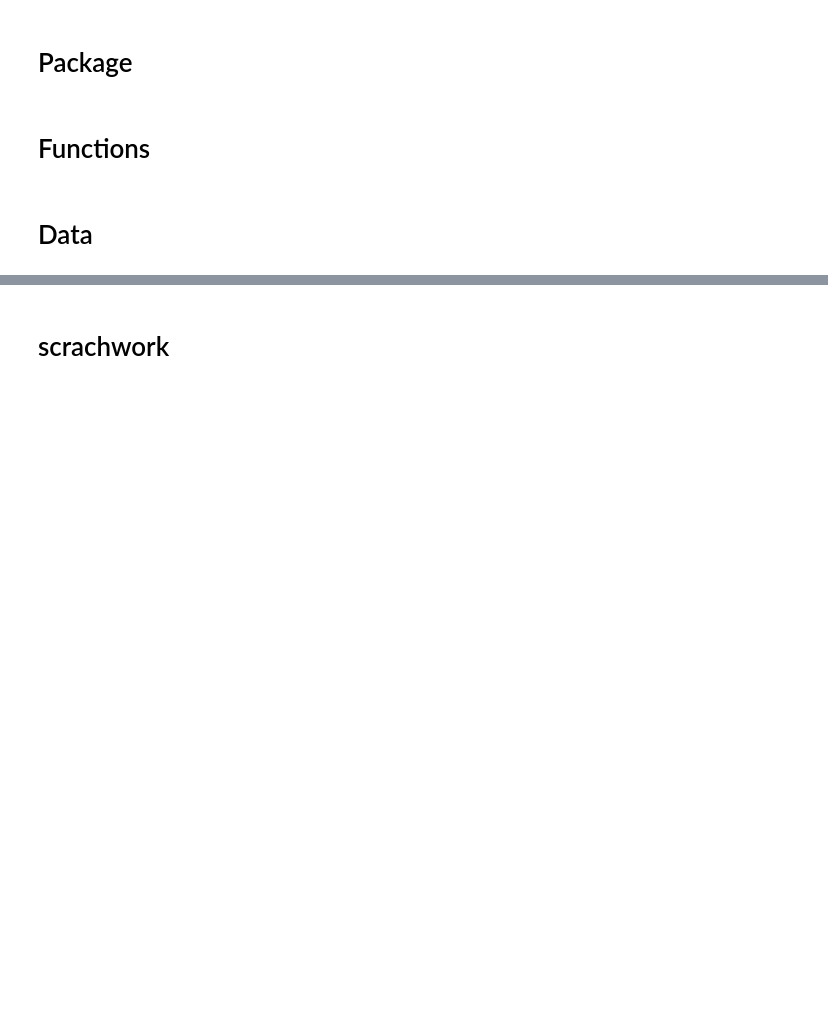
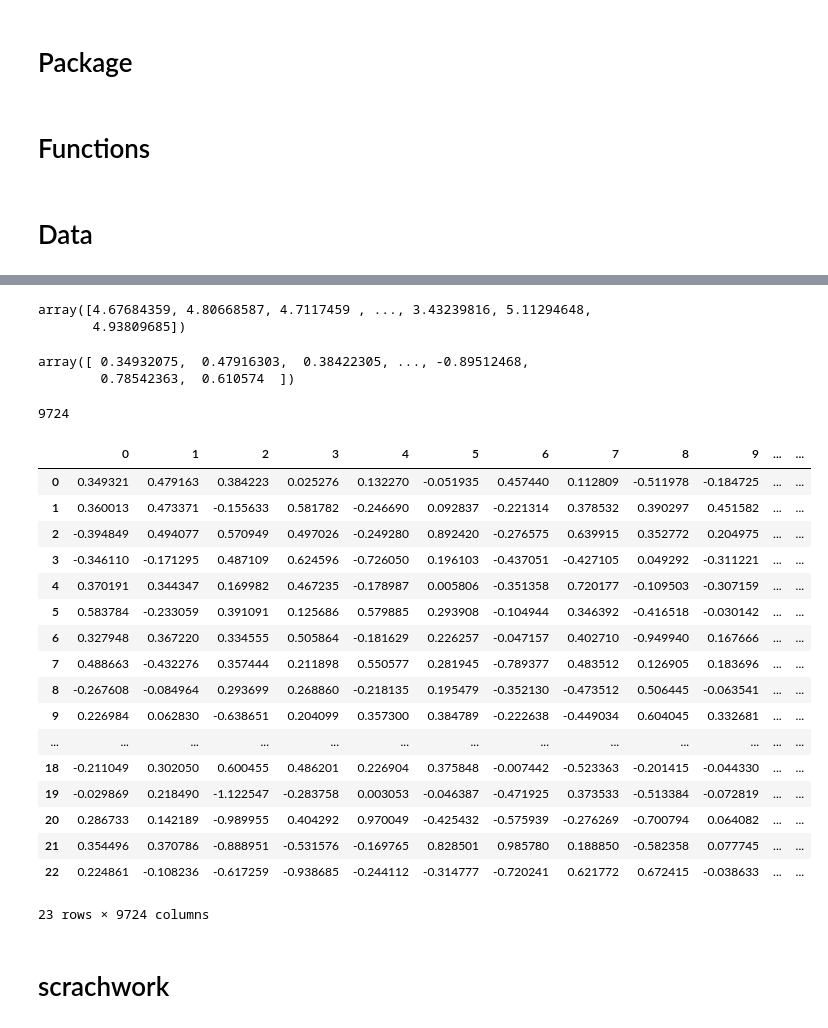
Before and after one commit to TZstatsADS/fall2019-project4-sec2-grp5, a Jupyter notebook: doc/sl_knn.ipynb, the cells around one changed output, grey strips where cells are left out. Drawn from its saved outputs; the diff is of its cells as text; code cells hidden in the pictures; blank space fills up the shorter version.

```diff
--- a/doc/sl_knn.ipynb
+++ b/doc/sl_knn.ipynb
@@ -30,7 +95,13 @@ def search_rating_user_id(userid,movieid):
 # Data
 # %%
 #result = pyreadr.read_r('../output/mat_fac.RData')
-p = pd.read_csv('../output/p_5.csv')
+p = pd.read_csv('../output/p_5.csv',index_col='Unnamed: 0')
 #rmse = pd.read_csv('../data/rmse.csv')
-q = pd.read_csv('../output/q_5.csv') #movie latent values
-rating = pd.read_csv('../data/ml-latest-small/ratings.csv')
+q = pd.read_csv('../output/q_5.csv',index_col='Unnamed: 0') #movie latent values
+#rating = pd.read_csv('../data/ml-latest-small/ratings.csv')
+data_train = pd.read_csv('../output/data_train.csv',index_col='Unnamed: 0')
+data_test = pd.read_csv('../output/data_test.csv',index_col='Unnamed: 0')
+
+b_item = pd.read_csv('../output/b_item.csv',index_col='Unnamed: 0')
+b_time = pd.read_csv('../output/b_time.csv',index_col='Unnamed: 0')
+b_user = pd.read_csv('../output/b_user.csv',index_col='Unnamed: 0')
@@ -137,0 +138,6 @@ index_min = np.argmin(l_latent_movie) #find the index of min value
+# %%
+p_matrix = p.values
+q_matrix = q.values
+b_item = b_item.values
+b_time = b_time.values
+b_user = b_user.values
@@ -137,0 +181,7 @@ index_min = np.argmin(l_latent_movie) #find the index of min value
+# %%
+
+matrix_before_time[0][0] + b_time[0]
+.at[2, 'A'
+# %% [output]
+array([4.67684359, 4.80668587, 4.7117459 , ..., 3.43239816, 5.11294648,
+       4.93809685])
@@ -137,0 +191,9 @@ index_min = np.argmin(l_latent_movie) #find the index of min value
+# %%
+b_time[0] #row ，replace by col
+# %% [output]
+array([ 0.34932075,  0.47916303,  0.38422305, ..., -0.89512468,
+        0.78542363,  0.610574  ])
+# %%
+len(df_mat[0][0])
+# %% [output]
+9724
@@ -138,2 +202,23 @@ index_min = np.argmin(l_latent_movie) #find the index of min value
+# %%
+pd.DataFrame(b_time)
+# %% [output]
+|  | 0 | 1 | 2 | 3 | 4 | 5 | 6 | 7 | 8 | 9 | ... | ... |
+| 0 | 0.349321 | 0.479163 | 0.384223 | 0.025276 | 0.132270 | -0.051935 | 0.457440 | 0.112809 | -0.511978 | -0.184725 | ... | ... |
+| 1 | 0.360013 | 0.473371 | -0.155633 | 0.581782 | -0.246690 | 0.092837 | -0.221314 | 0.378532 | 0.390297 | 0.451582 | ... | ... |
+| 2 | -0.394849 | 0.494077 | 0.570949 | 0.497026 | -0.249280 | 0.892420 | -0.276575 | 0.639915 | 0.352772 | 0.204975 | ... | ... |
+| 3 | -0.346110 | -0.171295 | 0.487109 | 0.624596 | -0.726050 | 0.196103 | -0.437051 | -0.427105 | 0.049292 | -0.311221 | ... | ... |
+| 4 | 0.370191 | 0.344347 | 0.169982 | 0.467235 | -0.178987 | 0.005806 | -0.351358 | 0.720177 | -0.109503 | -0.307159 | ... | ... |
+| 5 | 0.583784 | -0.233059 | 0.391091 | 0.125686 | 0.579885 | 0.293908 | -0.104944 | 0.346392 | -0.416518 | -0.030142 | ... | ... |
+| 6 | 0.327948 | 0.367220 | 0.334555 | 0.505864 | -0.181629 | 0.226257 | -0.047157 | 0.402710 | -0.949940 | 0.167666 | ... | ... |
+| 7 | 0.488663 | -0.432276 | 0.357444 | 0.211898 | 0.550577 | 0.281945 | -0.789377 | 0.483512 | 0.126905 | 0.183696 | ... | ... |
+| 8 | -0.267608 | -0.084964 | 0.293699 | 0.268860 | -0.218135 | 0.195479 | -0.352130 | -0.473512 | 0.506445 | -0.063541 | ... | ... |
+| 9 | 0.226984 | 0.062830 | -0.638651 | 0.204099 | 0.357300 | 0.384789 | -0.222638 | -0.449034 | 0.604045 | 0.332681 | ... | ... |
+| ... | ... | ... | ... | ... | ... | ... | ... | ... | ... | ... | ... | ... |
+| 18 | -0.211049 | 0.302050 | 0.600455 | 0.486201 | 0.226904 | 0.375848 | -0.007442 | -0.523363 | -0.201415 | -0.044330 | ... | ... |
+| 19 | -0.029869 | 0.218490 | -1.122547 | -0.283758 | 0.003053 | -0.046387 | -0.471925 | 0.373533 | -0.513384 | -0.072819 | ... | ... |
+| 20 | 0.286733 | 0.142189 | -0.989955 | 0.404292 | 0.970049 | -0.425432 | -0.575939 | -0.276269 | -0.700794 | 0.064082 | ... | ... |
+| 21 | 0.354496 | 0.370786 | -0.888951 | -0.531576 | -0.169765 | 0.828501 | 0.985780 | 0.188850 | -0.582358 | 0.077745 | ... | ... |
+| 22 | 0.224861 | -0.108236 | -0.617259 | -0.938685 | -0.244112 | -0.314777 | -0.720241 | 0.621772 | 0.672415 | -0.038633 | ... | ... |
+23 rows × 9724 columns
 # %% [markdown]
 # scrachwork
```
Also changed, not shown: parts of 33 cells of this notebook, 6 other files.
